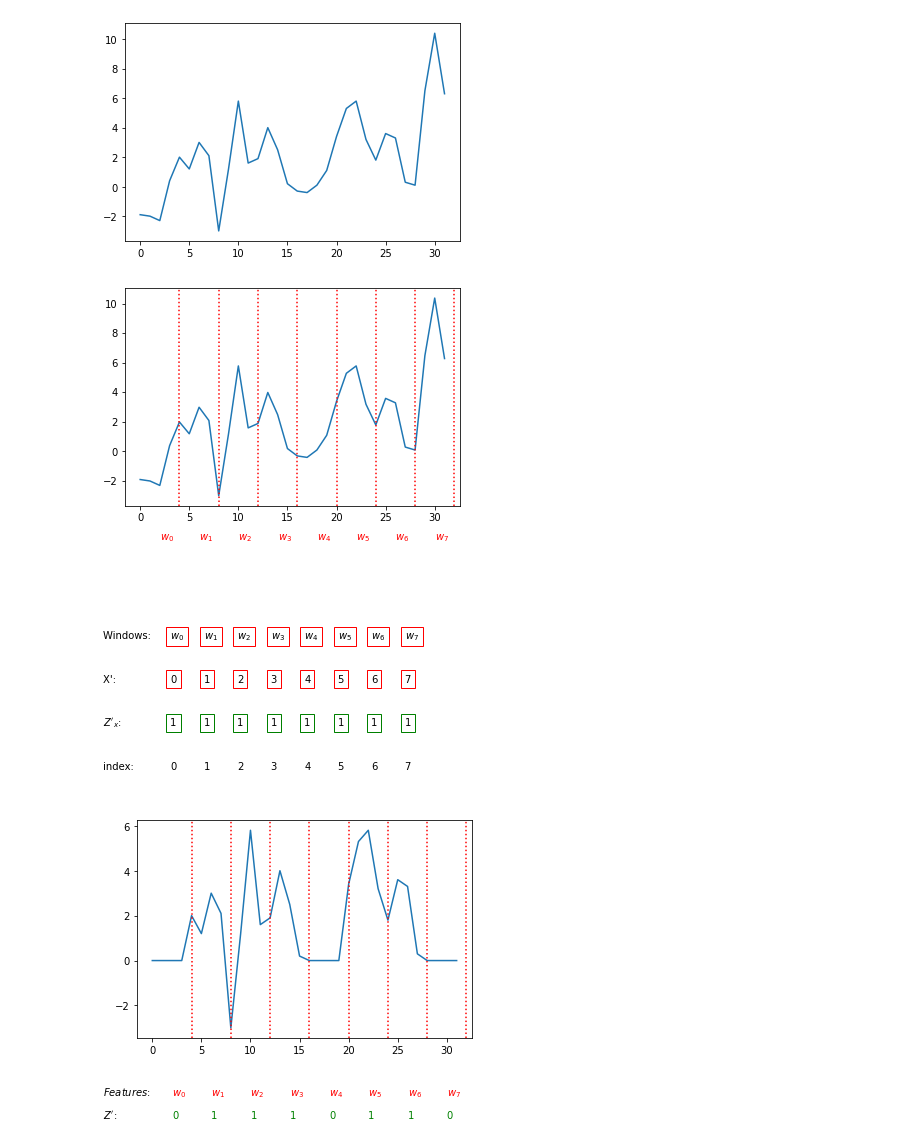
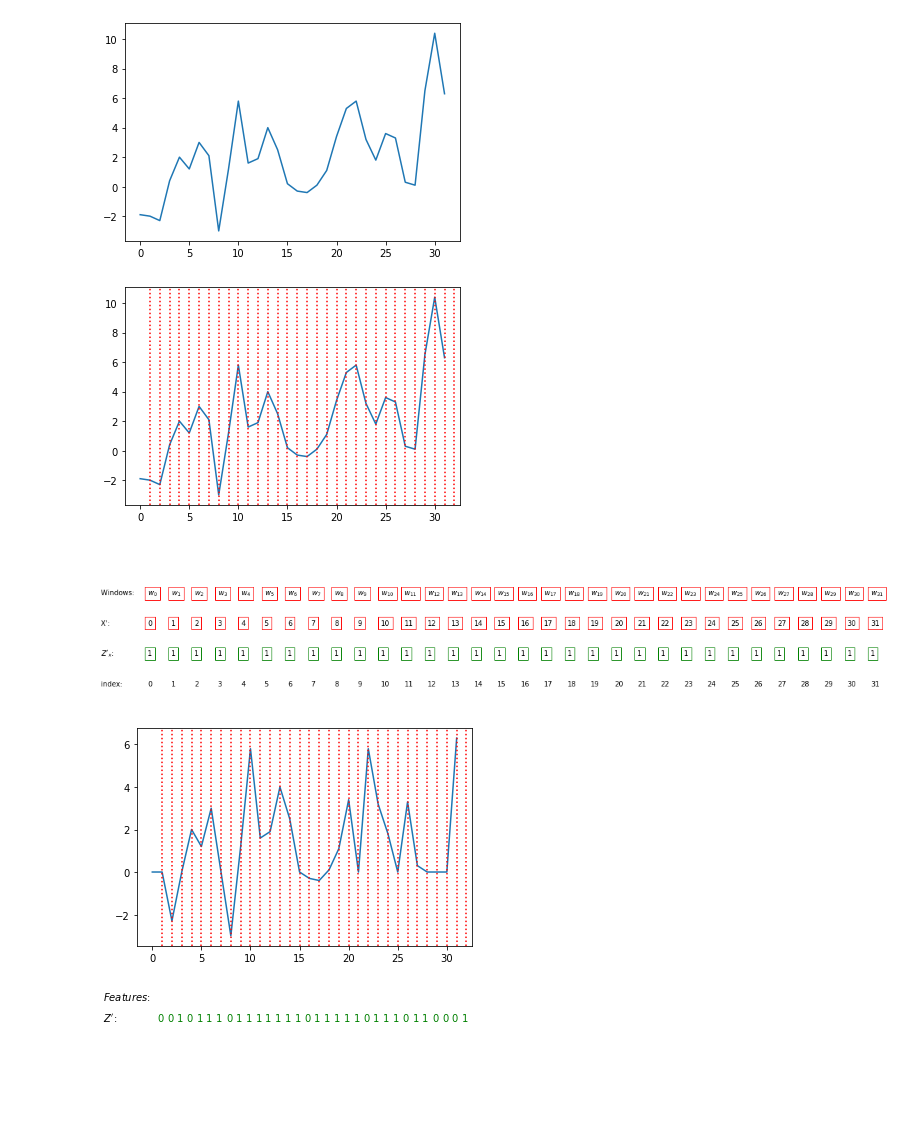
Before and after one commit to dungthuapps/tsx, a Jupyter notebook: notebooks/lime-uts.ipynb, the cells around one changed output. Cells and saved outputs as stored; diff of their text form; code cells hidden in the pictures; blank space fills up the shorter version.

```diff
--- a/notebooks/lime-uts.ipynb
+++ b/notebooks/lime-uts.ipynb
@@ -44,22 +46,22 @@ plt.plot(ts_original)
 [<matplotlib.lines.Line2D at 0x...>]
 [figure]
 # %%
-xai_uts = LIMETimeSeries(x=ts_original)
+xai_uts = LIMETimeSeries(x=ts_original, steps_per_segment=1)
 ts_segmented, ts_features = xai_uts.to_features()
 xai_uts.x_segmented = ts_segmented
 xai_uts.x_features = ts_features
 
 plt.plot(ts_original)
 for i in range(len(ts_segmented)):
     n_features = len(ts_segmented[i])
     p_x = n_features * (i + 1)
     plt.axvline(x=p_x, c='r', ls=':')
 
     text_x = p_x - (n_features / 2) # center
     text_y = min(ts_original) - 3   # manually
-    plt.text(text_x, text_y, r"$w_{%i}$" % i, c='r')
+    # plt.text(text_x, text_y, r"$w_{%i}$" % i, c='r')
 # %% [output]
-[figure, old version]
+[figure, new version]
 # %%
 arr = ts_features
 row_relative = [0.7, 0.5, 0.3, 0.1]
@@ -76,7 +78,7 @@ for i, c in enumerate(arr):
     plt.text(p_x, row_relative[2], 1, bbox=dict(facecolor='none', edgecolor='green'))
     plt.text(p_x, row_relative[3], i, )
 # %% [output]
-[figure, old version]
+[figure, new version]
 # %%
 # Todo: plot (z_original + z' + axvline)
 z_comma = np.random.choice(a=[1, 0], size=len(ts_features))
@@ -93,10 +95,10 @@ for i in range(len(ts_segmented)):
     plt.axvline(x=p_x, c='r', ls=':')
 
     text_x = p_x - (n_features / 2) # center
-    plt.text(text_x, w_text_y, r"$w_{%i}$" % i, c='r')
+    # plt.text(text_x, w_text_y, r"$w_{%i}$" % i, c='r')
     plt.text(text_x, z_text_y, z_comma[i], c='g')
 # %% [output]
-[figure, old version]
+[figure, new version]
 # %%
 xai_uts = LIMETimeSeries(x=ts_original, predict_fn=predict_uts_tmk)
 xai_model = xai_uts.explain(on_offs=[1, 0])
```
Also changed, not shown: parts of 4 cells of this notebook, 25 other files.
